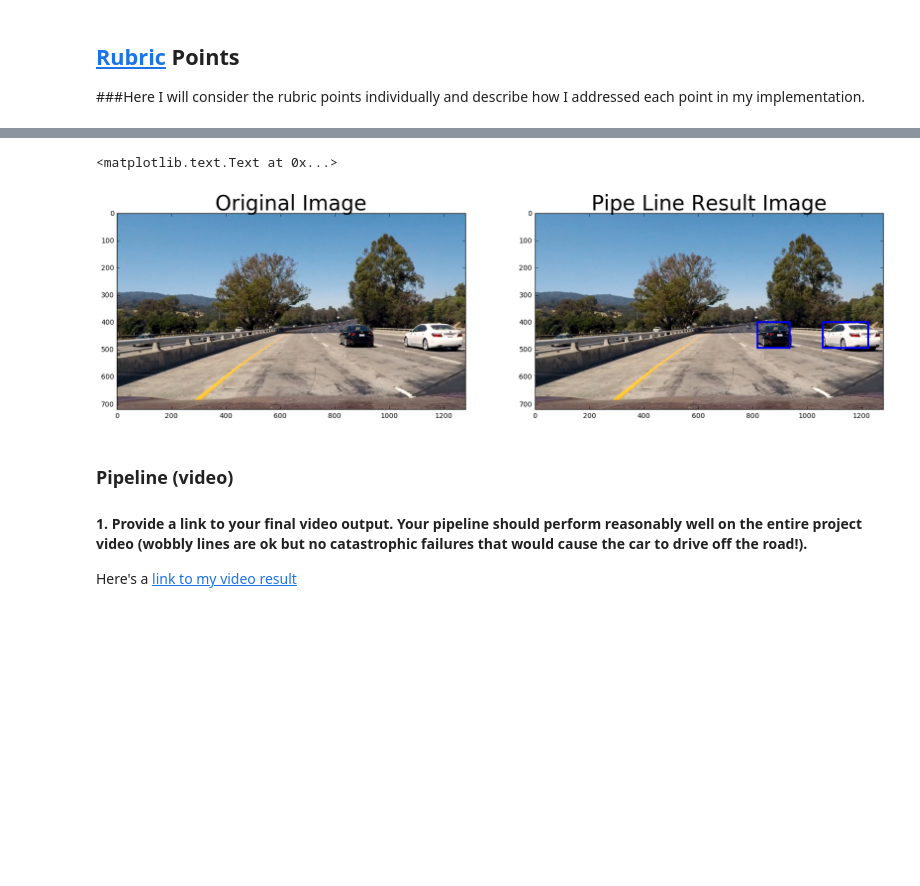
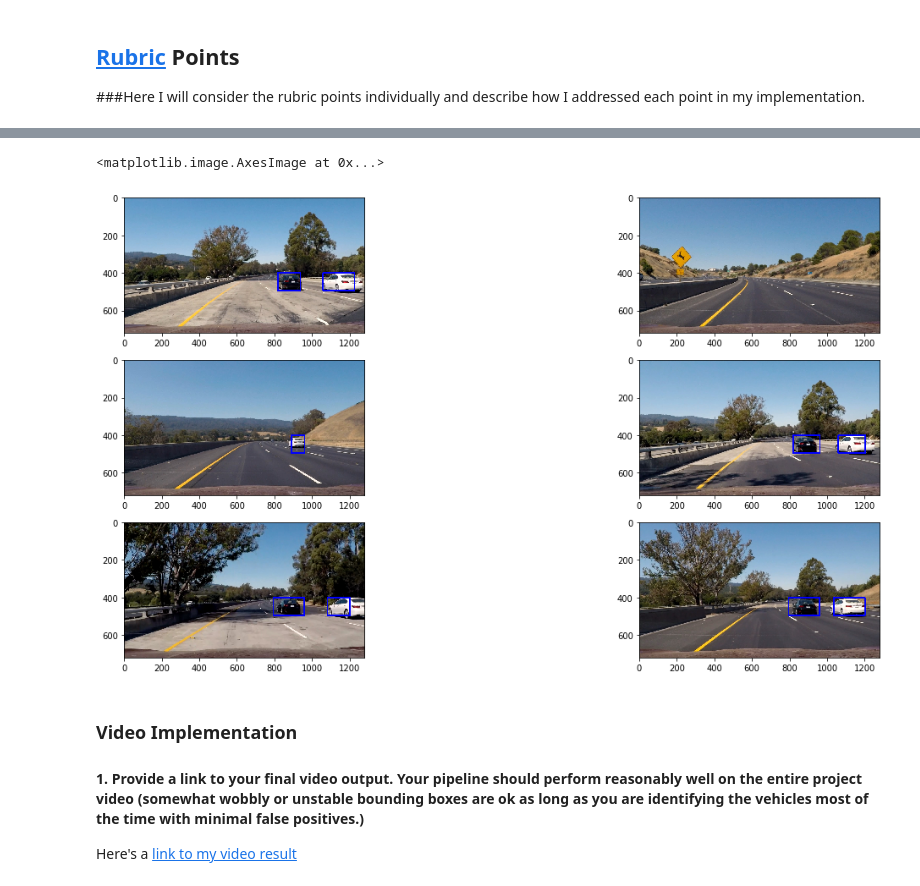
Before and after one commit to halolee/CarND-Vehicle-Detection, a Jupyter notebook: P5.ipynb, the cells around one changed output, grey strips where cells are left out. Drawn from its saved outputs; the diff is of its cells as text; code cells hidden in the pictures; blank space fills up the shorter version.

Commit message:
Prepare for submission

```diff
--- a/P5.ipynb
+++ b/P5.ipynb
@@ -399,6 +491,8 @@ class CachedBox():
         self.allBoxes = []
         # last n boxes
         self.heatMapBox = []
+        # last detection
+        self.lastBox = []
 
     def storeBoxes(self, newBoxes):
         self.allBoxes.append(newBoxes)
@@ -465,60 +500,61 @@ ax2.set_title('Heat Map', fontsize=30)
 # %%
 def prepare_image(image):
     # Find cars in the image
-
-    ystart = 400
-    ystop = 520
-    scale = 1.5
-    box_scale1 = find_cars(image, ystart, ystop, scale)
-
-    ystart = 480
-    ystop = 580
-    scale = 3
-    box_scale2 = find_cars(image, ystart, ystop, scale)
-
-    new_box_list = box_scale1 + box_scale2
-
-    # Store detection if needed
-    if len(new_box_list) > 0:
-        cachedBox.storeBoxes(new_box_list)
+    possible_boxes = sliding_windows_search(image)
 
     # Prepare for headmap
     heat = np.zeros_like(image[:,:,0]).astype(np.float)
 
     # Load previous stored box for heat map
-    heatMapBox = cachedBox.heatMapBox
+    heatMapBox = possible_boxes
 
     # Add heat to each box in box list
-    heat = add_heat(heat,heatMapBox)
+    heat = add_heat(heat, heatMapBox)
+
+    # Add previous stored
+    heat = add_heat(heat, cachedBox.lastBox)
 
     # Apply threshold to help remove false positives
     heat = apply_threshold(heat,1)
 
     # Visualize the heatmap when displaying
     heatmap = np.clip(heat, 0, 255)
 
     # Find final boxes from heatmap using label function
     labels = label(heatmap)
-    outImg = draw_labeled_bboxes(np.copy(image), labels)
+
+    outImg, bbox = draw_labeled_bboxes(np.copy(image), labels)
+    cachedBox.lastBox = bbox
 
     return outImg
 
-cachedBox = CachedBox()
-processedImage = prepare_image(image)
+def vechicle_detection(image):
+    cachedBox = CachedBox()
+    return prepare_image(image)
 
-f, (ax1, ax2) = plt.subplots(1, 2, figsize=(20,10))
-ax1.imshow(image)
-ax1.set_title('Original Image', fontsize=30)
-ax2.imshow(processedImage)
-ax2.set_title('Pipe Line Result Image', fontsize=30)
+testImage1 = mpimg.imread('./test_images/test1.jpg')
+testImage2 = mpimg.imread('./test_images/test2.jpg')
+testImage3 = mpimg.imread('./test_images/test3.jpg')
+testImage4 = mpimg.imread('./test_images/test4.jpg')
+testImage5 = mpimg.imread('./test_images/test5.jpg')
+testImage6 = mpimg.imread('./test_images/test6.jpg')
+
+
+# Plot the examples
+f, ((ax1, ax2), (ax3, ax4), (ax5, ax6)) = plt.subplots(3, 2, figsize=(20,10))
+ax1.imshow(vechicle_detection(testImage1))
+ax2.imshow(vechicle_detection(testImage2))
+ax3.imshow(vechicle_detection(testImage3))
+ax4.imshow(vechicle_detection(testImage4))
+ax5.imshow(vechicle_detection(testImage5))
+ax6.imshow(vechicle_detection(testImage6))
 # %% [output]
-<matplotlib.text.Text at 0x...>
+<matplotlib.image.AxesImage at 0x...>
-[figure, old version]
+[figure, new version]
 # %% [markdown]
-### Pipeline (video)
+### Video Implementation
 
-#### 1. Provide a link to your final video output.  Your pipeline should perform reasonably well on the entire project video (wobbly lines are ok but no catastrophic failures that would cause the car to drive off the road!).
-
+#### 1. Provide a link to your final video output.  Your pipeline should perform reasonably well on the entire project video (somewhat wobbly or unstable bounding boxes are ok as long as you are identifying the vehicles most of the time with minimal false positives.)
 Here's a [link to my video result](./project_video.mp4)
 # %%
 pipe_line_output = "pipeLineOutput.mp4"
```
Also changed, not shown: parts of 19 cells of this notebook.
